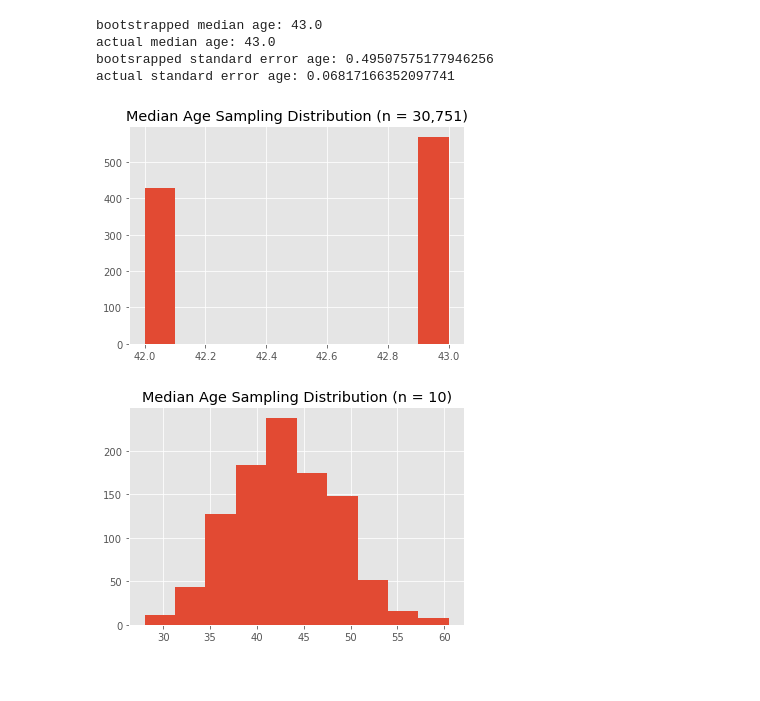
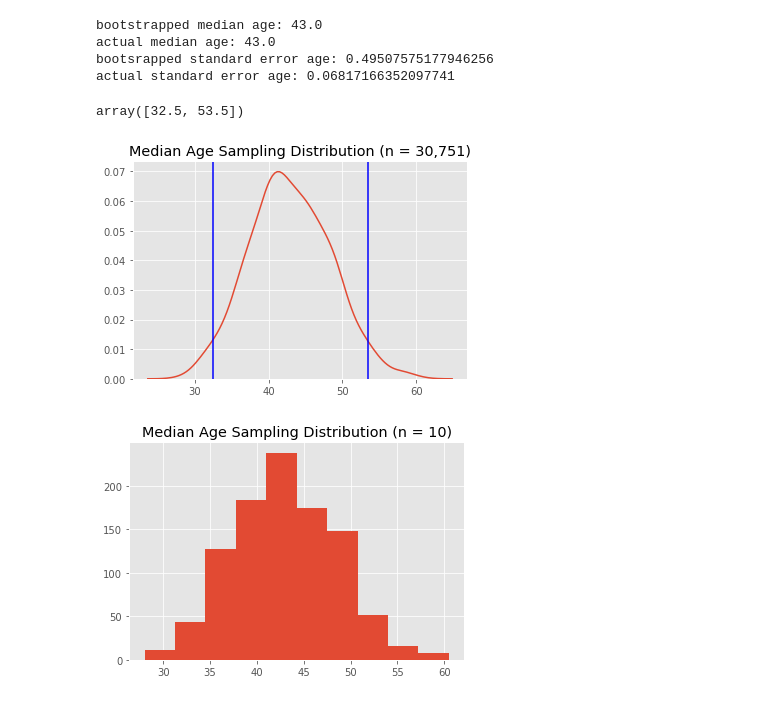
Before and after one commit to hudsonbat/Data-201, a Jupyter notebook: CreditDefault.ipynb, the cells around one changed output. Saved outputs shown, nothing was run; the diff lists cells and outputs as text; code cells hidden in the pictures.

```diff
--- a/CreditDefault.ipynb
+++ b/CreditDefault.ipynb
@@ -722,9 +722,17 @@ bootstrapped median age: 43.0
 actual median age: 43.0
 bootsrapped standard error age: 0.49507575177946256
 actual standard error age: 0.06817166352097741
+# %%
+conf_int = np.percentile(boot1_meds, [2.5, 97.5]) # The middle 95% interval
+conf_int
+# %% [output]
+array([32.5, 53.5])
 # %%
-plt.hist(boot1_meds)
+import seaborn as sns
+sns.kdeplot(boot1_meds)
+for endpoint in conf_int:
+    plt.axvline(endpoint, color='blue')
 plt.title('Median Age Sampling Distribution (n = 30,751)')
 plt.show()
 # %% [output]
-[figure, old version]
+[figure, new version]
```
Also changed, not shown: parts of 9 cells of this notebook.
